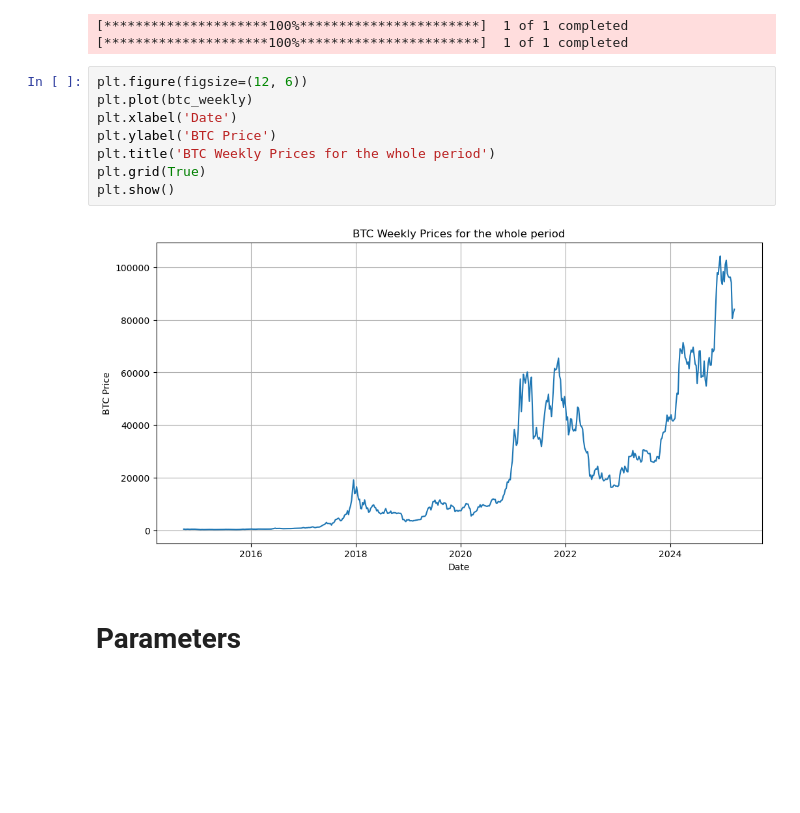
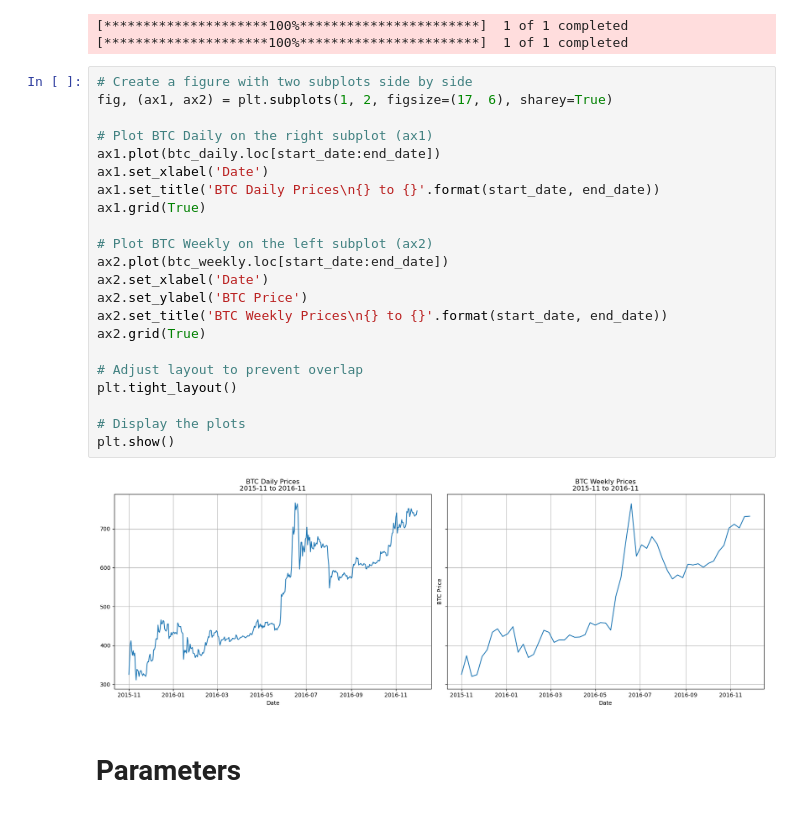
Before and after one commit to ugoescato/Applied-Master-Project, a Jupyter notebook: PI 2.ipynb, the cells around one changed output. Cells and saved outputs as stored; diff of their text form; blank space fills up the shorter version.

```diff
--- a/PI 2.ipynb
+++ b/PI 2.ipynb
@@ -45,16 +45,30 @@ t_bill_monthly = t_bill_daily.resample('ME').last()
 # %% [output]
 [*********************100%***********************]  1 of 1 completed
 [*********************100%***********************]  1 of 1 completed
-# %%
-plt.figure(figsize=(12, 6))
-plt.plot(btc_weekly)
-plt.xlabel('Date')
-plt.ylabel('BTC Price')
-plt.title('BTC Weekly Prices for the whole period')
-plt.grid(True)
-plt.show()
-# %% [output]
-[figure, removed]
+# %%
+# Create a figure with two subplots side by side
+fig, (ax1, ax2) = plt.subplots(1, 2, figsize=(17, 6), sharey=True)
+
+# Plot BTC Daily on the right subplot (ax1)
+ax1.plot(btc_daily.loc[start_date:end_date])
+ax1.set_xlabel('Date')
+ax1.set_title('BTC Daily Prices\n{} to {}'.format(start_date, end_date))
+ax1.grid(True)
+
+# Plot BTC Weekly on the left subplot (ax2)
+ax2.plot(btc_weekly.loc[start_date:end_date])
+ax2.set_xlabel('Date')
+ax2.set_ylabel('BTC Price')
+ax2.set_title('BTC Weekly Prices\n{} to {}'.format(start_date, end_date))
+ax2.grid(True)
+
+# Adjust layout to prevent overlap
+plt.tight_layout()
+
+# Display the plots
+plt.show()
+# %% [output]
+[figure, added]
 # %% [markdown]
 # Parameters
 # %% [markdown]
```
